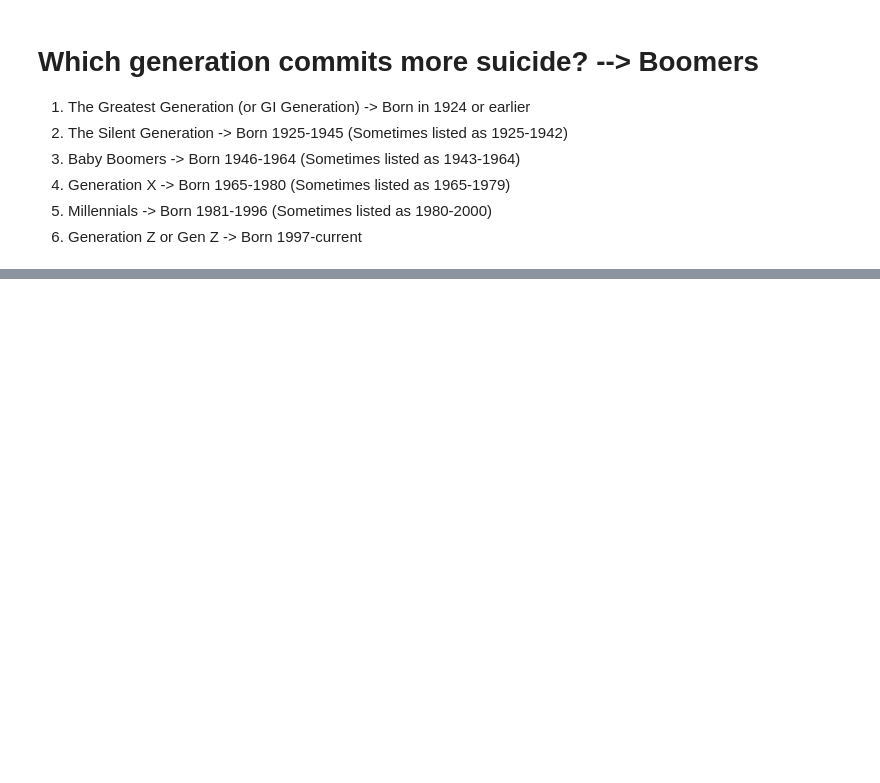
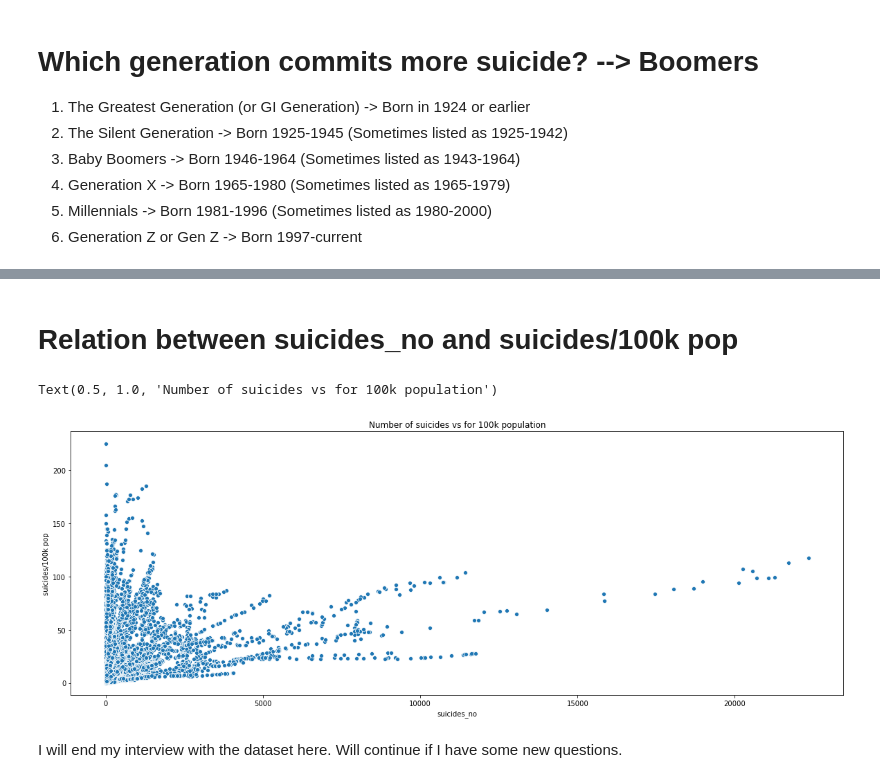
Before and after one commit to pratik-276/Infinite_Stories_with_Data, a Jupyter notebook: Suicide Rates Overview 1985 to 2016/let-s-learn-the-reason-behind-suicides.ipynb, the cells around one changed output, grey strips where cells are left out. Saved outputs shown, nothing was run; the diff lists cells and outputs as text; code cells hidden in the pictures; blank space fills up the shorter version.

```diff
--- a/Suicide Rates Overview 1985 to 2016/let-s-learn-the-reason-behind-suicides.ipynb
+++ b/Suicide Rates Overview 1985 to 2016/let-s-learn-the-reason-behind-suicides.ipynb
@@ -181,0 +207,11 @@ fig.show()
+# %% [markdown]
+# Relation between suicides_no and suicides/100k pop
+# %%
+fig = plt.figure(figsize=(20,7))
+sns.scatterplot(data=data, x='suicides_no', y='suicides/100k pop')
+plt.title('Number of suicides vs for 100k population')
+# %% [output]
+Text(0.5, 1.0, 'Number of suicides vs for 100k population')
+[figure, added]
+# %% [markdown]
+I will end my interview with the dataset here. Will continue if I have some new questions.
```
Also changed, not shown: parts of 7 cells of this notebook.
